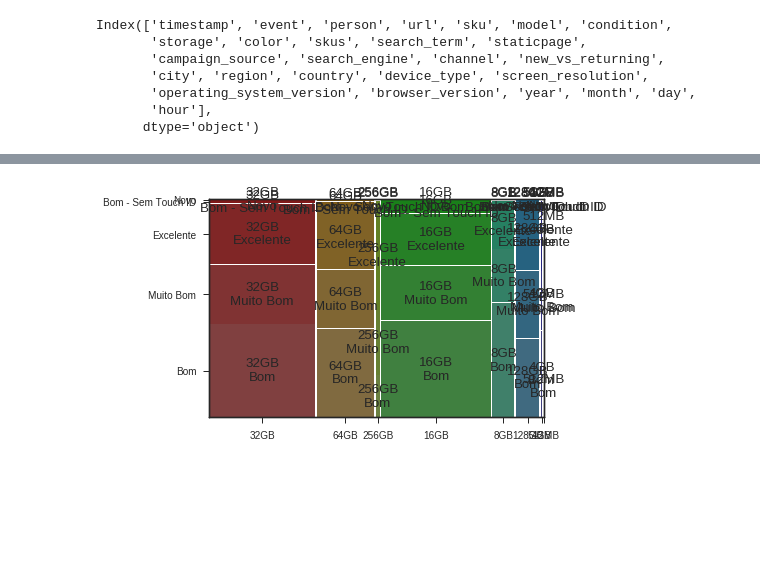
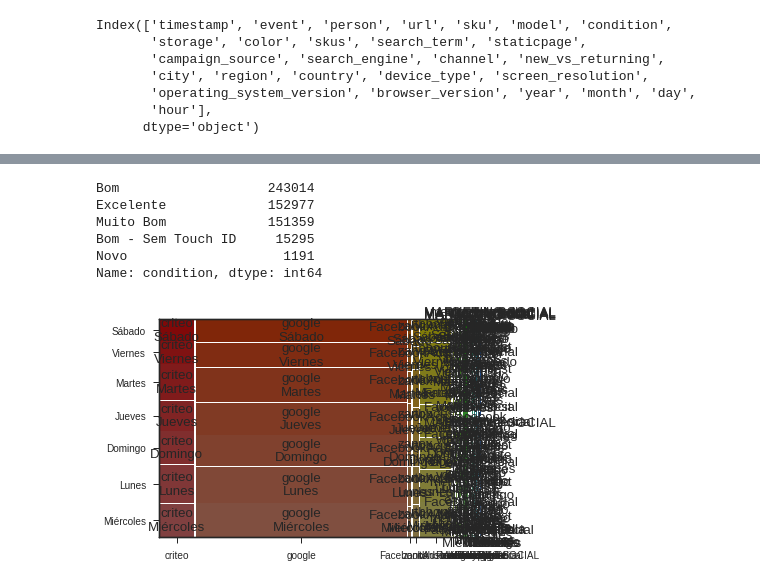
Before and after one commit to rozanecm/7506_OrganizacionDeDatos_TP1, a Jupyter notebook: algunos_graficos.ipynb, the cells around one changed output, grey strips where cells are left out. Saved outputs shown, nothing was run; the diff lists cells and outputs as text; code cells hidden in the pictures; blank space fills up the shorter version.

```diff
--- a/algunos_graficos.ipynb
+++ b/algunos_graficos.ipynb
@@ -47,0 +34,9 @@ dtype: object
+# %%
+#Se obtiene el día de la semana, se cuenta y se vuelca en un gráfico
+days = {0: "Domingo",1: "Lunes",2:"Martes",3: "Miércoles",4: "Jueves",5: "Viernes",6: "Sábado"}
+
+sorter = ["Domingo", "Lunes", "Martes", "Miércoles", "Jueves", "Viernes", "Sábado"]
+sorterIndex = dict(zip(sorter,range(len(sorter))))
+
+data["weekday"] = data["timestamp"].dt.dayofweek
+data["weekday"] = data["weekday"].apply(lambda x: days[x])
@@ -54,13 +55,4 @@ grafico1.set_ylabel("Cantidad de eventos", fontsize = 12)
 # %% [output]
 Text(0,0.5,'Cantidad de eventos')
 [figure]
-# %%
-#Se obtiene el día de la semana, se cuenta y se vuelca en un gráfico
-days = {0: "Domingo",1: "Lunes",2:"Martes",3: "Miércoles",4: "Jueves",5: "Viernes",6: "Sábado"}
-
-sorter = ["Domingo", "Lunes", "Martes", "Miércoles", "Jueves", "Viernes", "Sábado"]
-sorterIndex = dict(zip(sorter,range(len(sorter))))
-
-data["dia_semana"] = data["timestamp"].dt.dayofweek
-data["dia_semana"] = data["dia_semana"].apply(lambda x: days[x])
 # %%
@@ -90,5 +82,3 @@ grafico.set_ylabel("Cantidad de eventos", fontsize=12)
 # %% [output]
 Text(0,0.5,'Cantidad de eventos')
 [figure]
-# %%
-data['timestamp'] = pd.to_datetime(data['timestamp'])
@@ -264,5 +357,14 @@ Name: browser_version, Length: 343, dtype: int64
+# %%
+data.condition.value_counts()
+# %% [output]
+Bom                   243014
+Excelente             152977
+Muito Bom             151359
+Bom - Sem Touch ID     15295
+Novo                    1191
+Name: condition, dtype: int64
 # %%
 plt.rcParams['font.size'] = 16.0
-mosaic(data, ['storage', 'condition']);
+mosaic(data, ['campaign_source', 'dia_semana']);
 # %% [output]
-[figure, old version]
+[figure, new version]
```
Also changed, not shown: parts of 25 cells of this notebook.
